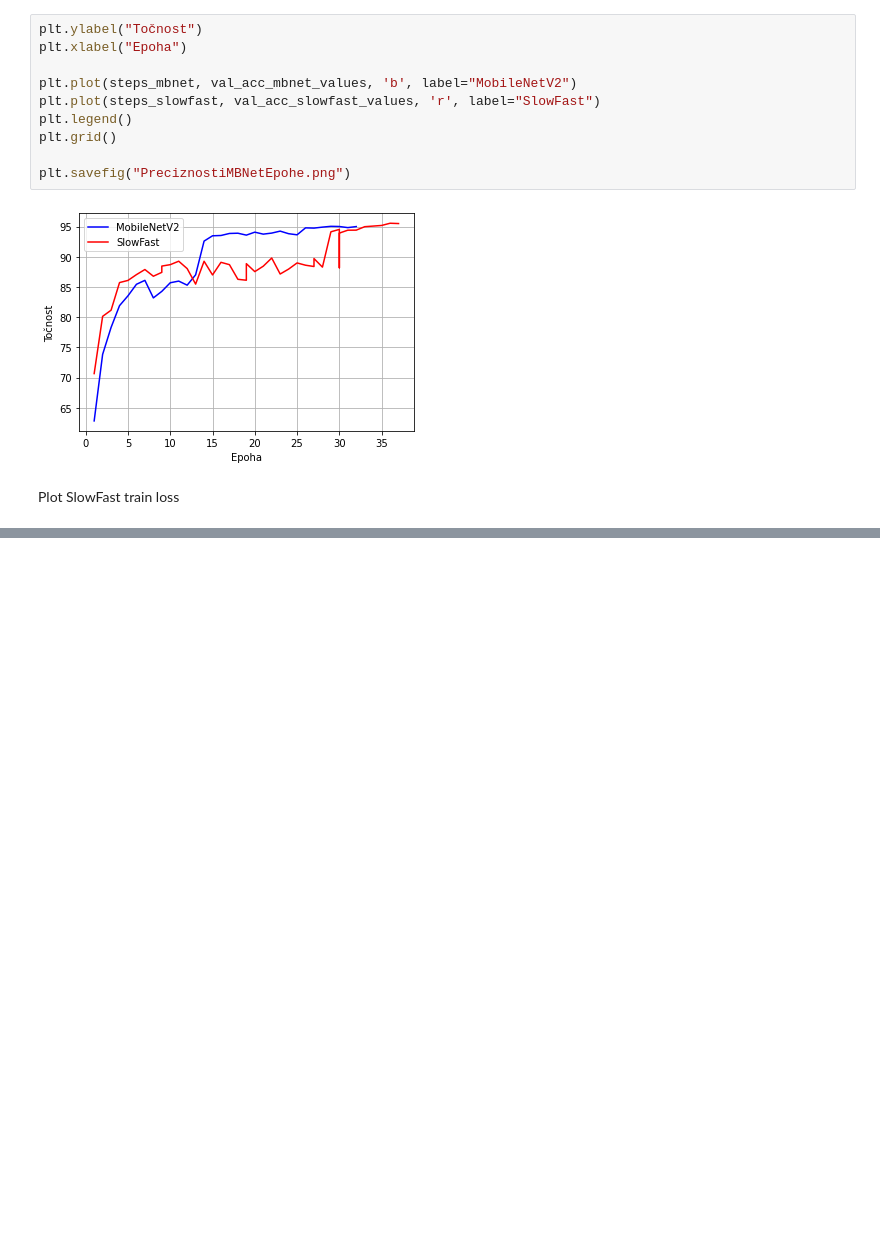
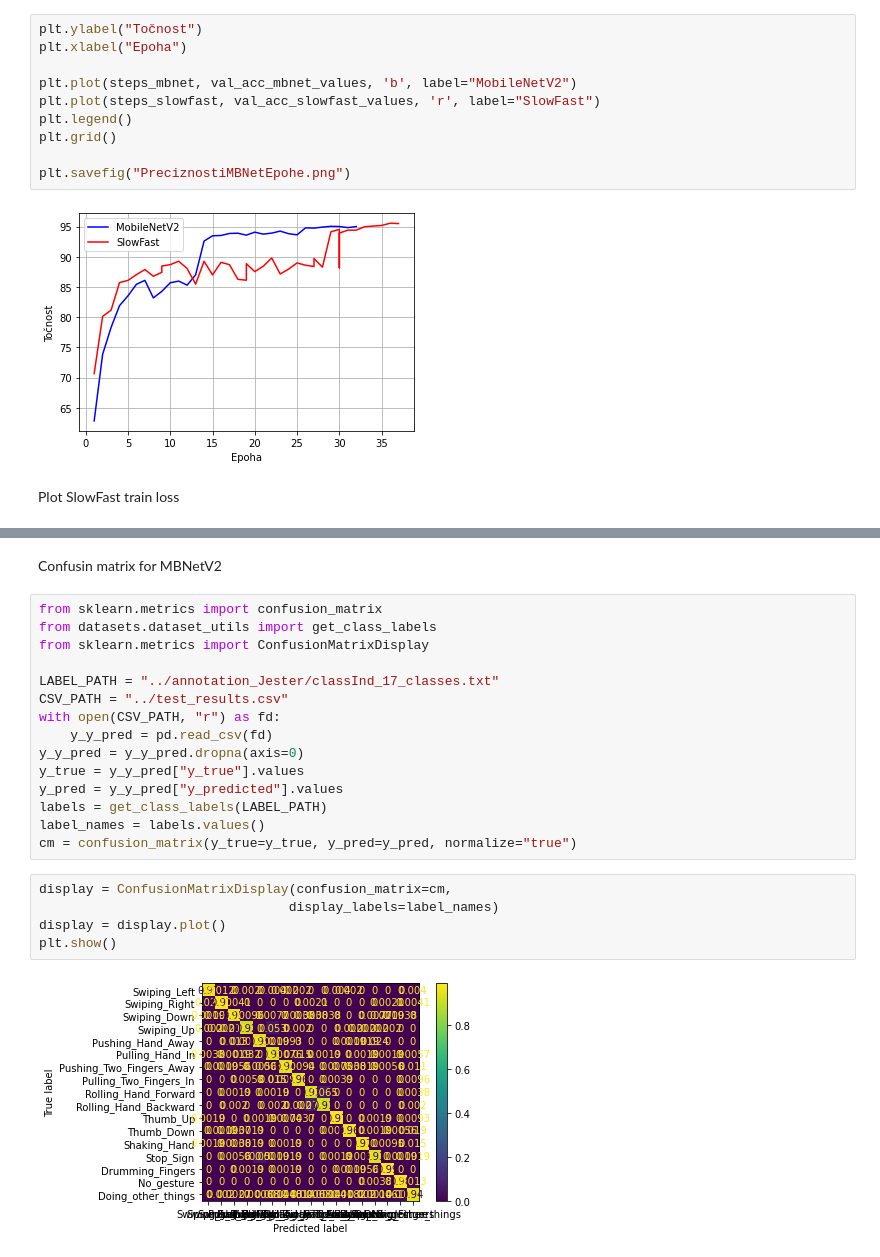
Before and after one commit to Grinjero/HandGestureClassification, a Jupyter notebook: jupyter_notebooks/plotting.ipynb, the cells around one changed output, grey strips where cells are left out. Cells and saved outputs as stored; diff of their text form; blank space fills up the shorter version.

```diff
--- a/jupyter_notebooks/plotting.ipynb
+++ b/jupyter_notebooks/plotting.ipynb
@@ -158,0 +162,24 @@ plot_batch_loss(steps, losess, SLOWFAST_COLOR, "BatchLossSlowFast.png", "SlowFas
+# %% [markdown]
+Confusin matrix for MBNetV2
+# %%
+from sklearn.metrics import confusion_matrix
+from datasets.dataset_utils import get_class_labels
+from sklearn.metrics import ConfusionMatrixDisplay
+
+LABEL_PATH = "../annotation_Jester/classInd_17_classes.txt"
+CSV_PATH = "../test_results.csv"
+with open(CSV_PATH, "r") as fd:
+    y_y_pred = pd.read_csv(fd)
+y_y_pred = y_y_pred.dropna(axis=0)
+y_true = y_y_pred["y_true"].values
+y_pred = y_y_pred["y_predicted"].values
+labels = get_class_labels(LABEL_PATH)
+label_names = labels.values()
+cm = confusion_matrix(y_true=y_true, y_pred=y_pred, normalize="true")
+# %%
+display = ConfusionMatrixDisplay(confusion_matrix=cm,
+                                display_labels=label_names)
+display = display.plot()
+plt.show()
+# %% [output]
+[figure, added]
```
Also changed, not shown: parts of 9 cells of this notebook, 6 other files.
